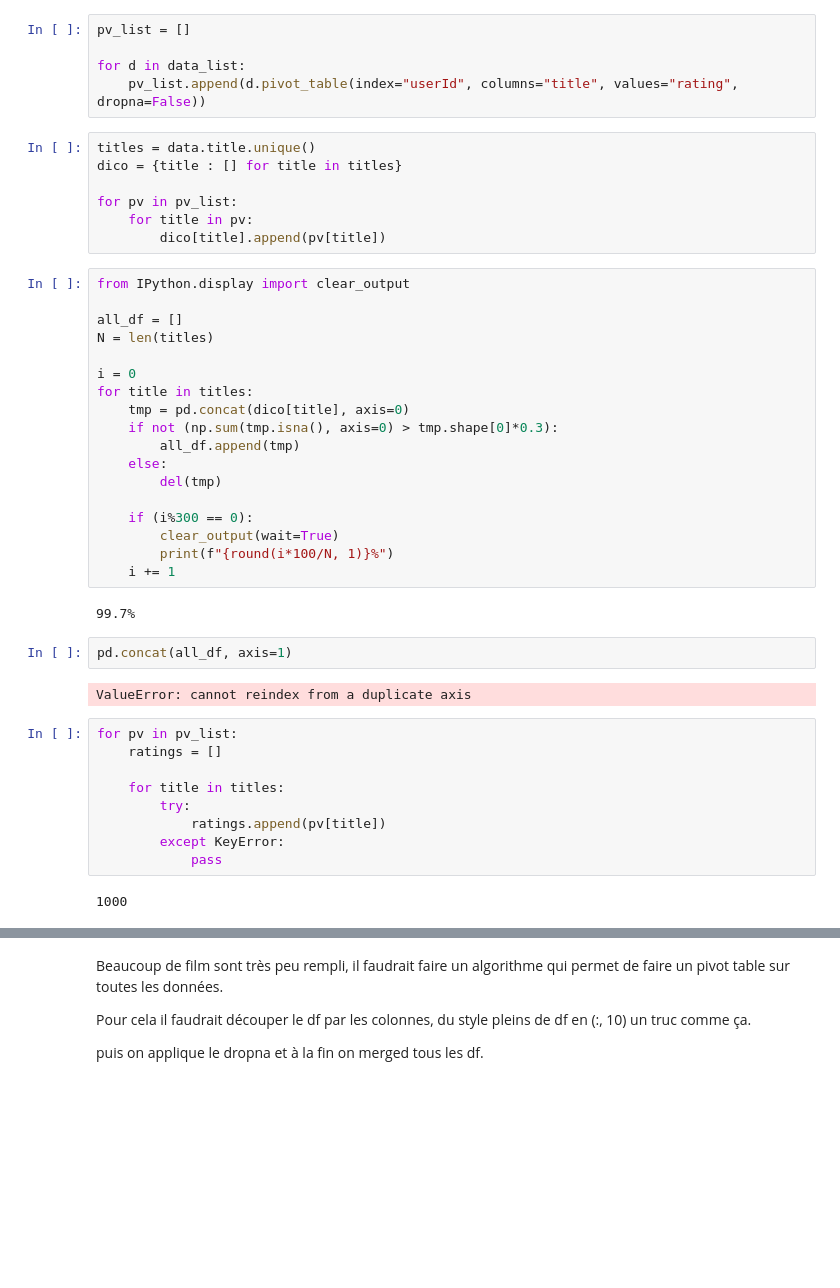
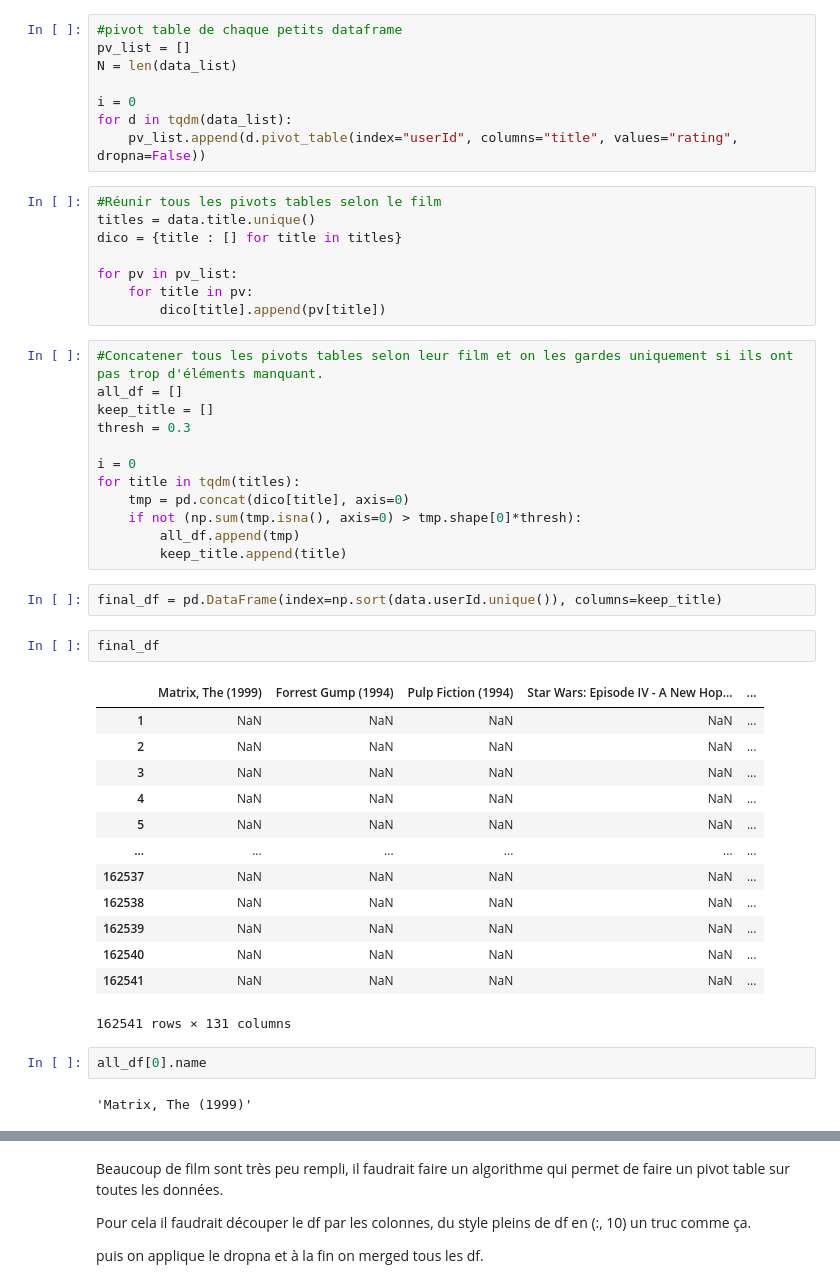
Before and after one commit to StundFR/ClusteringRecommendation, a Jupyter notebook: GroupLens/groupLens_kmeans.ipynb, the cells around one changed output, grey strips where cells are left out. Drawn from its saved outputs; the diff is of its cells as text; blank space fills up the shorter version.

```diff
--- a/GroupLens/groupLens_kmeans.ipynb
+++ b/GroupLens/groupLens_kmeans.ipynb
@@ -27,11 +33,15 @@ for i in range(1,N+1):
     fin = int(i*L/N)
     data_list.append(data.iloc[debut:fin, :])
 # %%
+#pivot table de chaque petits dataframe
 pv_list = []
+N = len(data_list)
 
-for d in data_list:
+i = 0
+for d in tqdm(data_list):
     pv_list.append(d.pivot_table(index="userId", columns="title", values="rating", dropna=False))
 # %%
+#Réunir tous les pivots tables selon le film
 titles = data.title.unique()
 dico = {title : [] for title in titles}
 
@@ -39,37 +49,36 @@ for pv in pv_list:
     for title in pv:
         dico[title].append(pv[title])
 # %%
-from IPython.display import clear_output
-
+#Concatener tous les pivots tables selon leur film et on les gardes uniquement si ils ont pas trop d'éléments manquant.
 all_df = []
-N = len(titles)
+keep_title = []
+thresh = 0.3
 
 i = 0
-for title in titles:
+for title in tqdm(titles):
     tmp = pd.concat(dico[title], axis=0)
-    if not (np.sum(tmp.isna(), axis=0) > tmp.shape[0]*0.3):
+    if not (np.sum(tmp.isna(), axis=0) > tmp.shape[0]*thresh):
         all_df.append(tmp)
-    else:
-        del(tmp)
-
-    if (i%300 == 0):
-        clear_output(wait=True)
-        print(f"{round(i*100/N, 1)}%")
-    i += 1
+        keep_title.append(title)
-# %% [output]
-99.7%
-# %%
-pd.concat(all_df, axis=1)
-# %% [output]
-ValueError: cannot reindex from a duplicate axis
-# %%
-for pv in pv_list:
-    ratings = []
-
-    for title in titles:
-        try:
-            ratings.append(pv[title])
-        except KeyError:
-            pass
-# %% [output]
-1000
+# %%
+final_df = pd.DataFrame(index=np.sort(data.userId.unique()), columns=keep_title)
+# %%
+final_df
+# %% [output]
+|  | Matrix, The (1999) | Forrest Gump (1994) | Pulp Fiction (1994) | Star Wars: Episode IV - A New Hop... | ... |
+| 1 | NaN | NaN | NaN | NaN | ... |
+| 2 | NaN | NaN | NaN | NaN | ... |
+| 3 | NaN | NaN | NaN | NaN | ... |
+| 4 | NaN | NaN | NaN | NaN | ... |
+| 5 | NaN | NaN | NaN | NaN | ... |
+| ... | ... | ... | ... | ... | ... |
+| 162537 | NaN | NaN | NaN | NaN | ... |
+| 162538 | NaN | NaN | NaN | NaN | ... |
+| 162539 | NaN | NaN | NaN | NaN | ... |
+| 162540 | NaN | NaN | NaN | NaN | ... |
+| 162541 | NaN | NaN | NaN | NaN | ... |
+162541 rows × 131 columns
+# %%
+all_df[0].name
+# %% [output]
+'Matrix, The (1999)'
```
Also changed, not shown: parts of 13 cells of this notebook.
